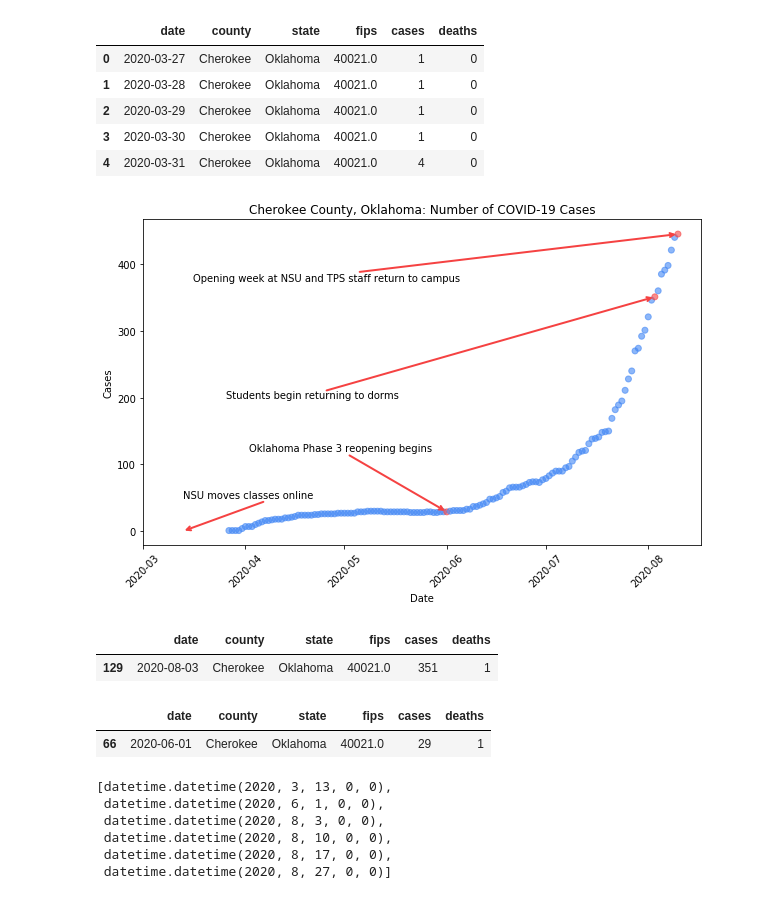
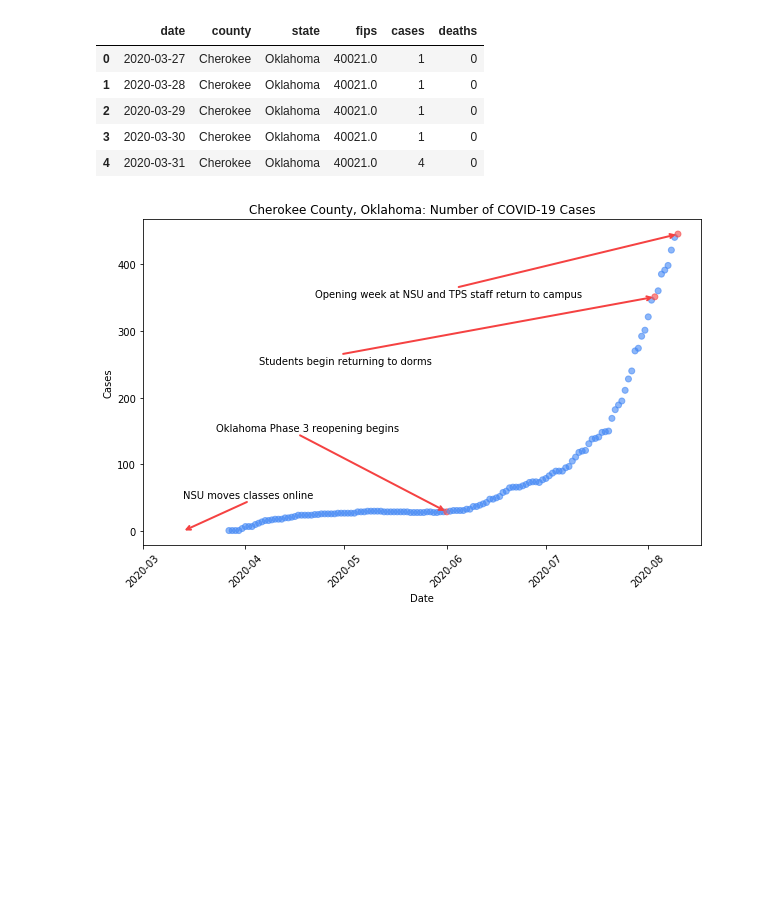
Before and after one commit to cellomaster2238/cherokee_covid, a Jupyter notebook: cherokee_covid.ipynb, the cells around one changed output. Cells and saved outputs as stored; diff of their text form; code cells hidden in the pictures; blank space fills up the shorter version.

Commit message:
update files and add new chart

```diff
--- a/cherokee_covid.ipynb
+++ b/cherokee_covid.ipynb
@@ -62,58 +62,39 @@ ax.set_xlim([dt.date(2020, 3, 1), cherokee_df['date'].max() + dt.timedelta(7, 0)
 # Annotate arrows
 plt.annotate('',
              xy=(mdates.date2num(notes['nsucloses']), 0),
-             xytext=(mdates.date2num(notes['nsucloses']) + 25, 45),
+             xytext=(mdates.date2num(notes['nsucloses']) + 20, 45),
              xycoords='data',
              arrowprops=dict(arrowstyle='->', connectionstyle='arc3', color='#f54242', lw=2)
             )
 
 plt.annotate('',
              xy=(mdates.date2num(notes['reopening']), 29),
-             xytext=(mdates.date2num(notes['reopening']) - 30, 115),
+             xytext=(mdates.date2num(notes['reopening']) - 45, 145),
              xycoords='data',
              arrowprops=dict(arrowstyle='->', connectionstyle='arc3', color='#f54242', lw=2)
             )
 
 plt.annotate('',
              xy=(mdates.date2num(notes['movein']), 351),
-             xytext=(mdates.date2num(notes['movein']) - 100, 210),
+             xytext=(mdates.date2num(notes['movein']) - 95, 265),
              xycoords='data',
              arrowprops=dict(arrowstyle='->', connectionstyle='arc3', color='#f54242', lw=2)
             )
 
 plt.annotate('',
              xy=(mdates.date2num(notes['firstweek']), 445),
-             xytext=(mdates.date2num(notes['movein']) - 90, 388),
+             xytext=(mdates.date2num(notes['movein']) - 60, 365),
              xycoords='data',
              arrowprops=dict(arrowstyle='->', connectionstyle='arc3', color='#f54242', lw=2)
             )
 
 # Text notes
 plt.text(mdates.date2num(notes['nsucloses']), 50, 'NSU moves classes online')
-plt.text(mdates.date2num(notes['reopening']) - 60, 120, 'Oklahoma Phase 3 reopening begins')
-plt.text(mdates.date2num(notes['movein']) - 130, 200, 'Students begin returning to dorms')
-plt.text(mdates.date2num(notes['firstweek']) - 147, 375, 'Opening week at NSU and TPS staff return to campus')
+plt.text(mdates.date2num(notes['reopening']) - 70, 150, 'Oklahoma Phase 3 reopening begins')
+plt.text(mdates.date2num(notes['movein']) - 120, 250, 'Students begin returning to dorms')
+plt.text(mdates.date2num(notes['firstweek']) - 110, 350, 'Opening week at NSU and TPS staff return to campus')
 
-fig.savefig('cherokee_cases.png')
+fig.savefig('cherokee_cases.png', bbox_inches = 'tight')
 plt.show()
 # %% [output]
-[figure, old version]
+[figure, new version]
-# %%
-cherokee_df[cherokee_df['date'] == notes['movein']]
-# %% [output]
-|  | date | county | state | fips | cases | deaths |
-| 129 | 2020-08-03 | Cherokee | Oklahoma | 40021.0 | 351 | 1 |
-# %%
-cherokee_df[cherokee_df['date'] == notes['reopening']]
-# %% [output]
-|  | date | county | state | fips | cases | deaths |
-| 66 | 2020-06-01 | Cherokee | Oklahoma | 40021.0 | 29 | 1 |
-# %%
-list(notes.values())
-# %% [output]
-[datetime.datetime(2020, 3, 13, 0, 0),
- datetime.datetime(2020, 6, 1, 0, 0),
- datetime.datetime(2020, 8, 3, 0, 0),
- datetime.datetime(2020, 8, 10, 0, 0),
- datetime.datetime(2020, 8, 17, 0, 0),
- datetime.datetime(2020, 8, 27, 0, 0)]
```
Also changed, not shown: parts of 5 cells of this notebook, 2 other files.
